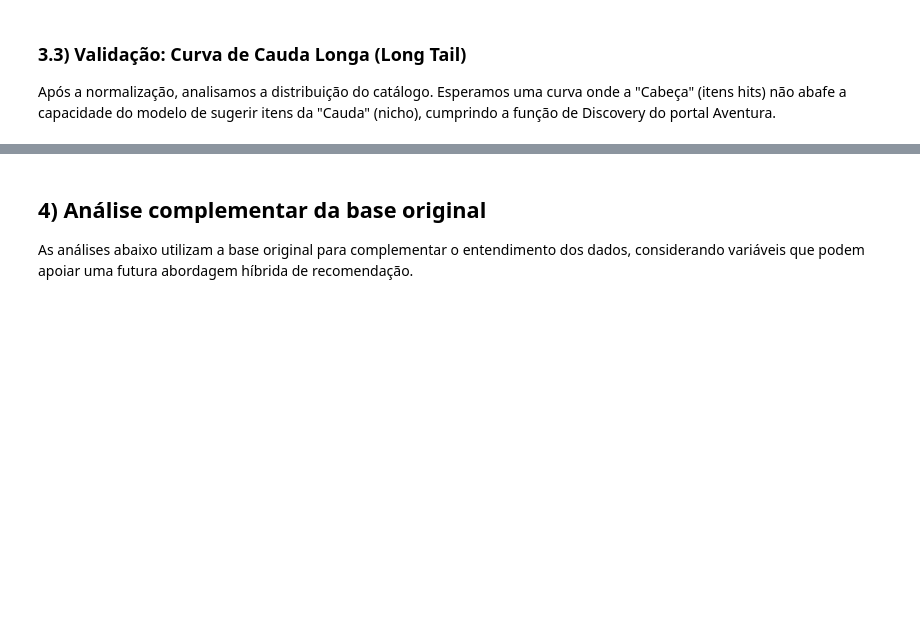
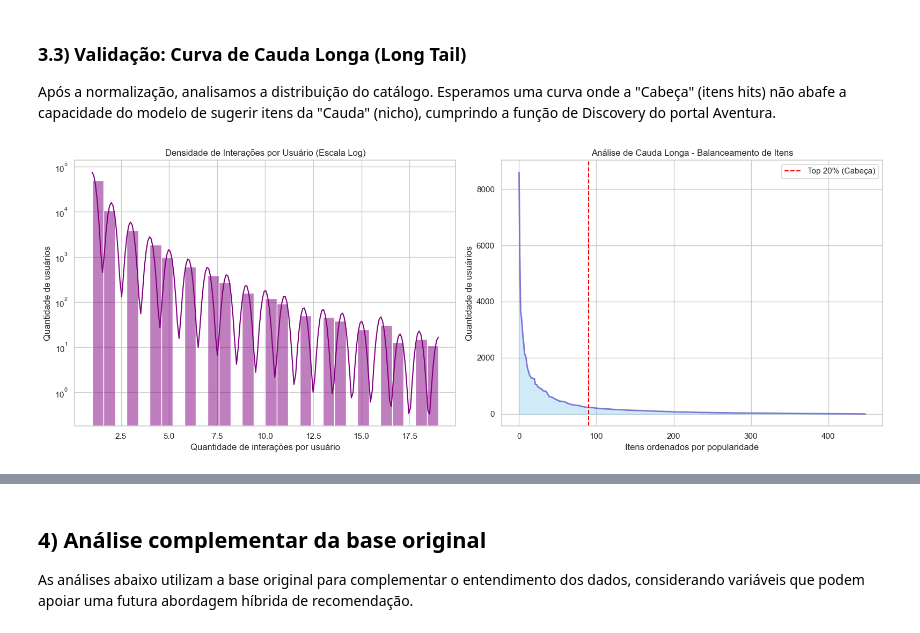
Before and after one commit to Kdu07/recomendashow, a Jupyter notebook: src/aad/analise_exploratoria_dados.ipynb, the cells around one changed output, grey strips where cells are left out. Drawn from its saved outputs; the diff is of its cells as text; code cells hidden in the pictures; blank space fills up the shorter version.

```diff
--- a/src/aad/analise_exploratoria_dados.ipynb
+++ b/src/aad/analise_exploratoria_dados.ipynb
@@ -269,20 +443,28 @@ Após a normalização, analisamos a distribuição do catálogo. Esperamos uma
 # %%
 fig, axes = plt.subplots(1, 2, figsize=(16, 6))
 
 # Gráfico 1: Densidade Logarítmica
 user_counts = df_dataset_bal.groupby("user_id").size()
+
 sns.histplot(user_counts, bins=30, kde=True, ax=axes[0], color="purple")
-axes[0].set_yscale('log')
+axes[0].set_yscale("log")
 axes[0].set_title("Densidade de Interações por Usuário (Escala Log)")
+axes[0].set_xlabel("Quantidade de interações por usuário")
+axes[0].set_ylabel("Quantidade de usuários")
 
 # Gráfico 2: Curva de Cauda Longa
 item_pop = df_dataset_bal.groupby("item_id").size().sort_values(ascending=False).reset_index()
-item_pop.columns = ['item_id', 'count']
+item_pop.columns = ["item_id", "count"]
 
-plt.figure(figsize=(12, 5))
-plt.fill_between(range(len(item_pop)), item_pop['count'], color="skyblue", alpha=0.4)
-plt.plot(range(len(item_pop)), item_pop['count'], color="Slateblue", alpha=0.8, linewidth=2)
-plt.axvline(x=len(item_pop)*0.2, color='red', linestyle='--', label='Top 20% (Cabeça)')
-plt.title("Análise de Cauda Longa - Balanceamento de Itens")
-plt.legend()
+axes[1].fill_between(range(len(item_pop)), item_pop["count"], color="skyblue", alpha=0.4)
+axes[1].plot(range(len(item_pop)), item_pop["count"], color="Slateblue", alpha=0.8, linewidth=2)
+axes[1].axvline(x=len(item_pop) * 0.2, color="red", linestyle="--", label="Top 20% (Cabeça)")
+axes[1].set_title("Análise de Cauda Longa - Balanceamento de Itens")
+axes[1].set_xlabel("Itens ordenados por popularidade")
+axes[1].set_ylabel("Quantidade de usuários")
+axes[1].legend()
+
+plt.tight_layout()
 plt.show()
+# %% [output]
+[figure, added]
```
Also changed, not shown: parts of 28 cells of this notebook, 1 other file.
